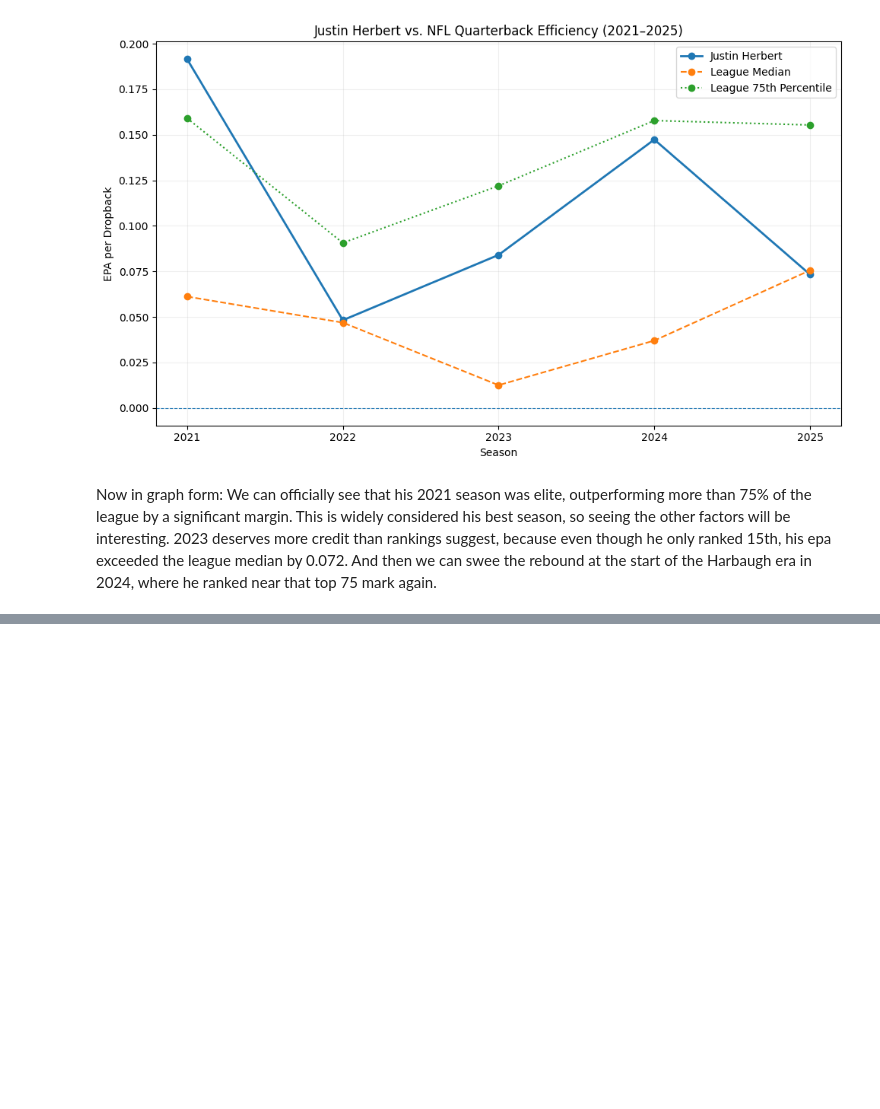
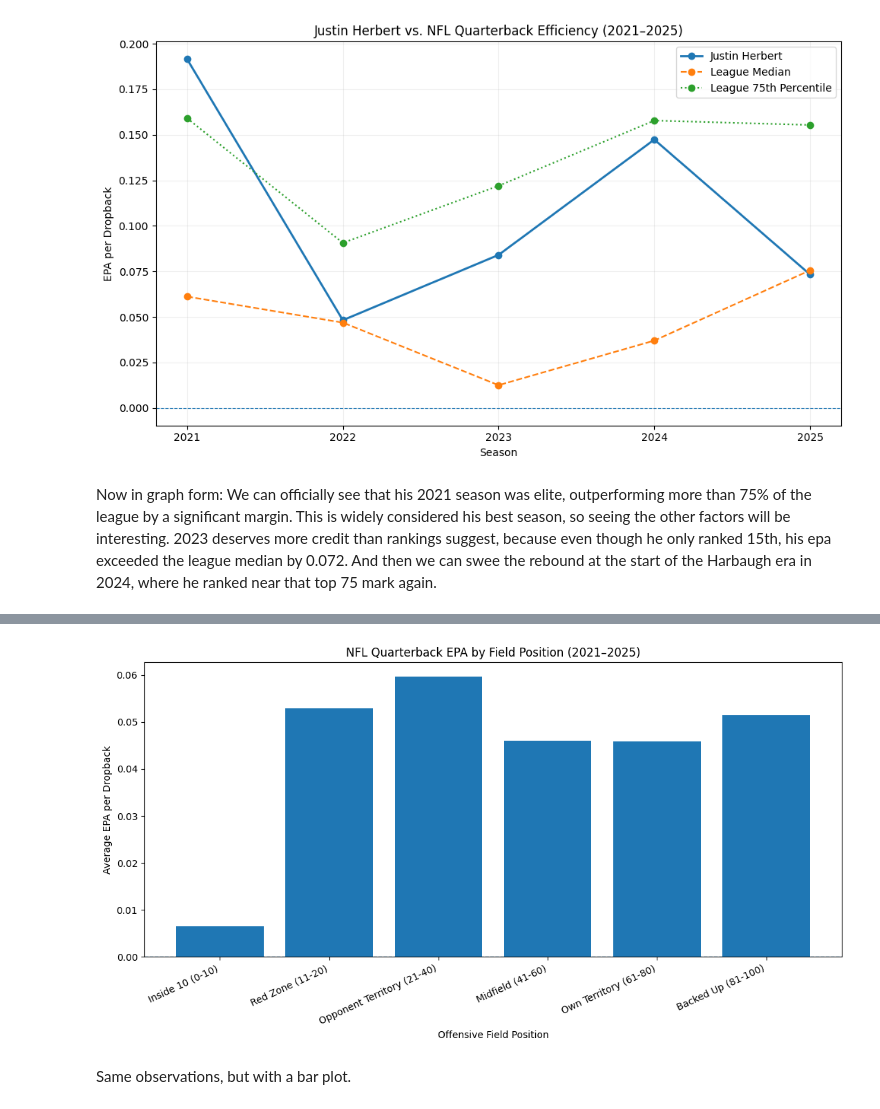
Before and after one commit to KyleRed16/QB-EPA-Analysis, a Jupyter notebook: Quarterback_EPA_Analysis.ipynb, the cells around one changed output, grey strips where cells are left out. Saved outputs shown, nothing was run; the diff lists cells and outputs as text; code cells hidden in the pictures; blank space fills up the shorter version.

```diff
--- a/Quarterback_EPA_Analysis.ipynb
+++ b/Quarterback_EPA_Analysis.ipynb
@@ -961,0 +1076,22 @@ Now in graph form: We can officially see that his 2021 season was elite, outperf
+# %%
+dropbacks["distance_category"] = pd.cut(
+    dropbacks["ydstogo"],
+    bins=[-float("inf"), 3, 6, 10, float("inf")],
+    labels=["Short (1-3)", "Medium (4-6)", "Long (7-10)", "Very Long (11+)"]
+)
+
+down_distance_analysis = (
+    dropbacks.loc[dropbacks["down"].notna()]
+    .groupby(
+        ["down", "distance_category"],
+        observed=True
+    )
+    .agg(
+        dropbacks=("qb_epa", "size"),
+        avg_epa=("qb_epa", "mean"),
+        success_rate=("success", "mean")
+    )
+    .reset_index()
+)
+
+down_distance_analysis
@@ -961,0 +1238,23 @@ Now in graph form: We can officially see that his 2021 season was elite, outperf
+# %%
+field_plot = field_position_analysis.copy()
+
+plt.figure(figsize=(11, 6))
+
+plt.bar(
+    field_plot["field_position"].astype(str),
+    field_plot["avg_epa"]
+)
+
+plt.axhline(0, linestyle="--", linewidth=1)
+
+plt.title("NFL Quarterback EPA by Field Position (2021–2025)")
+plt.xlabel("Offensive Field Position")
+plt.ylabel("Average EPA per Dropback")
+plt.xticks(rotation=25, ha="right")
+
+plt.tight_layout()
+plt.show()
+# %% [output]
+[figure, added]
+# %% [markdown]
+Same observations, but with a bar plot.
```
Also changed, not shown: parts of 40 cells of this notebook.
